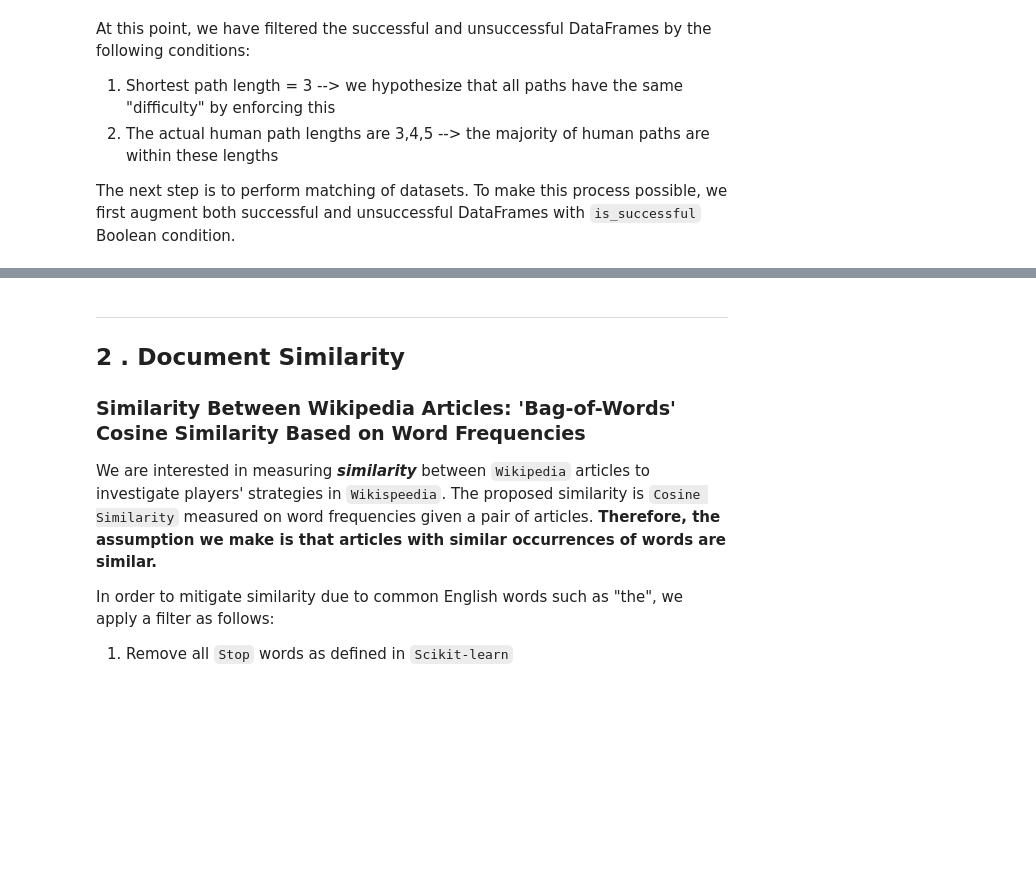
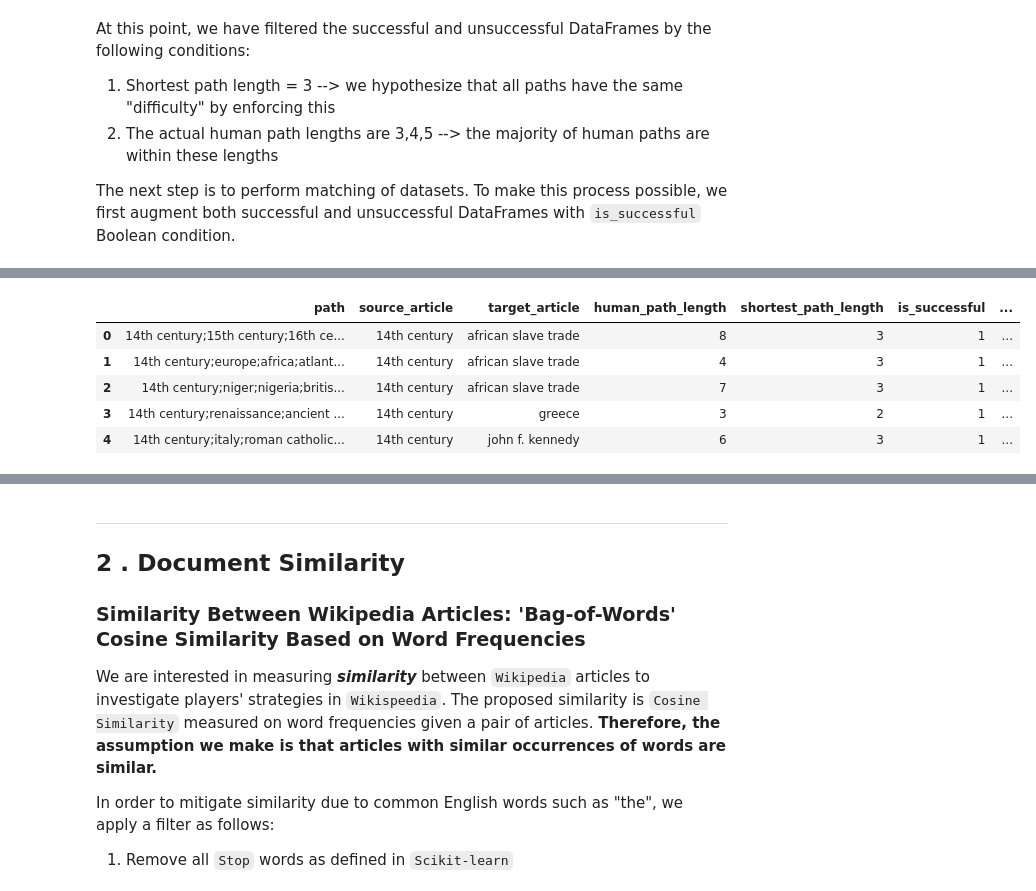
Before and after one commit to epfl-ada/ada-2022-project-theadalyzers, a Jupyter notebook: Dataset-Processing.ipynb, the cells around one changed output, grey strips where cells are left out. Saved outputs shown, nothing was run; the diff lists cells and outputs as text; code cells hidden in the pictures; blank space fills up the shorter version.

```diff
--- a/Dataset-Processing.ipynb
+++ b/Dataset-Processing.ipynb
@@ -302,0 +468,41 @@ final_df.to_csv('final_df.csv')
+# %%
+# ADD features to final df
+
+# First get, for every path, a sequence of nodes.
+
+# TODO: Think abt what to do with paths containing `<`
+
+# For convenience, let's drop paths contatining '<' for now
+df_paths_clean = (final_df[final_df["path"]
+                           .apply(lambda x: '<' not in x)])
+df_paths_clean["pathl"] = df_paths_clean.path.str.split(";")
+
+def list_nodes(pathl):
+    return [
+        [pathl[i],pathl[i+1]]
+        for i in range(len(pathl)-1)
+    ]
+
+# Array to index edge -> curvature
+indx_curva = (curv_edge
+              .set_index(["src", "tgt"])
+              .loc[:,"curvature"])
+def path_curvature(row):
+    try:
+        return (indx_curva
+                .loc[row["edgel"]]
+                .values)
+    except:
+        return []
+
+df_paths_clean["edgel"] = df_paths_clean["pathl"].apply(list_nodes)
+df_paths_clean["path_curv"] = df_paths_clean.apply(path_curvature, axis=1)
+
+df_paths_clean.head()
+# %% [output]
+|  | path | source_article | target_article | human_path_length | shortest_path_length | is_successful | ... |
+| 0 | 14th century;15th century;16th ce... | 14th century | african slave trade | 8 | 3 | 1 | ... |
+| 1 | 14th century;europe;africa;atlant... | 14th century | african slave trade | 4 | 3 | 1 | ... |
+| 2 | 14th century;niger;nigeria;britis... | 14th century | african slave trade | 7 | 3 | 1 | ... |
+| 3 | 14th century;renaissance;ancient ... | 14th century | greece | 3 | 2 | 1 | ... |
+| 4 | 14th century;italy;roman catholic... | 14th century | john f. kennedy | 6 | 3 | 1 | ... |
```
Also changed, not shown: parts of 8 cells of this notebook, 2 other files.
